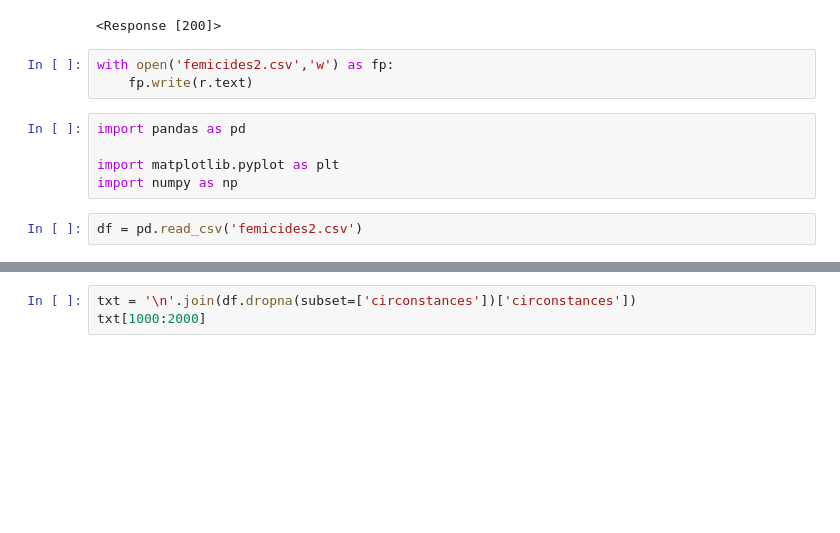
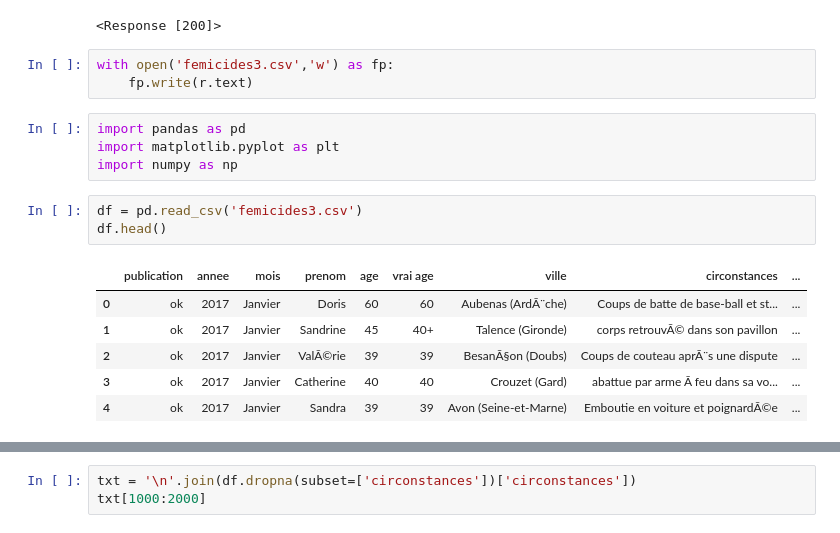
Before and after one commit to macbuse/GUARDIAN, a Jupyter notebook: liberation_femicide.ipynb, the cells around one changed output, grey strips where cells are left out. Saved outputs shown, nothing was run; the diff lists cells and outputs as text; blank space fills up the shorter version.

```diff
--- a/liberation_femicide.ipynb
+++ b/liberation_femicide.ipynb
@@ -15,15 +15,22 @@ r
 # %% [output]
 <Response [200]>
 # %%
-with open('femicides2.csv','w') as fp:
+with open('femicides3.csv','w') as fp:
     fp.write(r.text)
 # %%
 import pandas as pd
-
 import matplotlib.pyplot as plt
 import numpy as np
 # %%
-df = pd.read_csv('femicides2.csv')
+df = pd.read_csv('femicides3.csv')
+df.head()
+# %% [output]
+|  | publication | annee | mois | prenom | age | vrai age | ville | circonstances | ... |
+| 0 | ok | 2017 | Janvier | Doris | 60 | 60 | Aubenas (ArdÃ¨che) | Coups de batte de base-ball et st... | ... |
+| 1 | ok | 2017 | Janvier | Sandrine | 45 | 40+ | Talence (Gironde) | corps retrouvÃ© dans son pavillon | ... |
+| 2 | ok | 2017 | Janvier | ValÃ©rie | 39 | 39 | BesanÃ§on (Doubs) | Coups de couteau aprÃ¨s une dispute | ... |
+| 3 | ok | 2017 | Janvier | Catherine | 40 | 40 | Crouzet (Gard) | abattue par arme Ã feu dans sa vo... | ... |
+| 4 | ok | 2017 | Janvier | Sandra | 39 | 39 | Avon (Seine-et-Marne) | Emboutie en voiture et poignardÃ©e | ... |
 # %%
 len(df)
 # %% [output]
```
Also changed, not shown: parts of 7 cells of this notebook, 8 other files.
